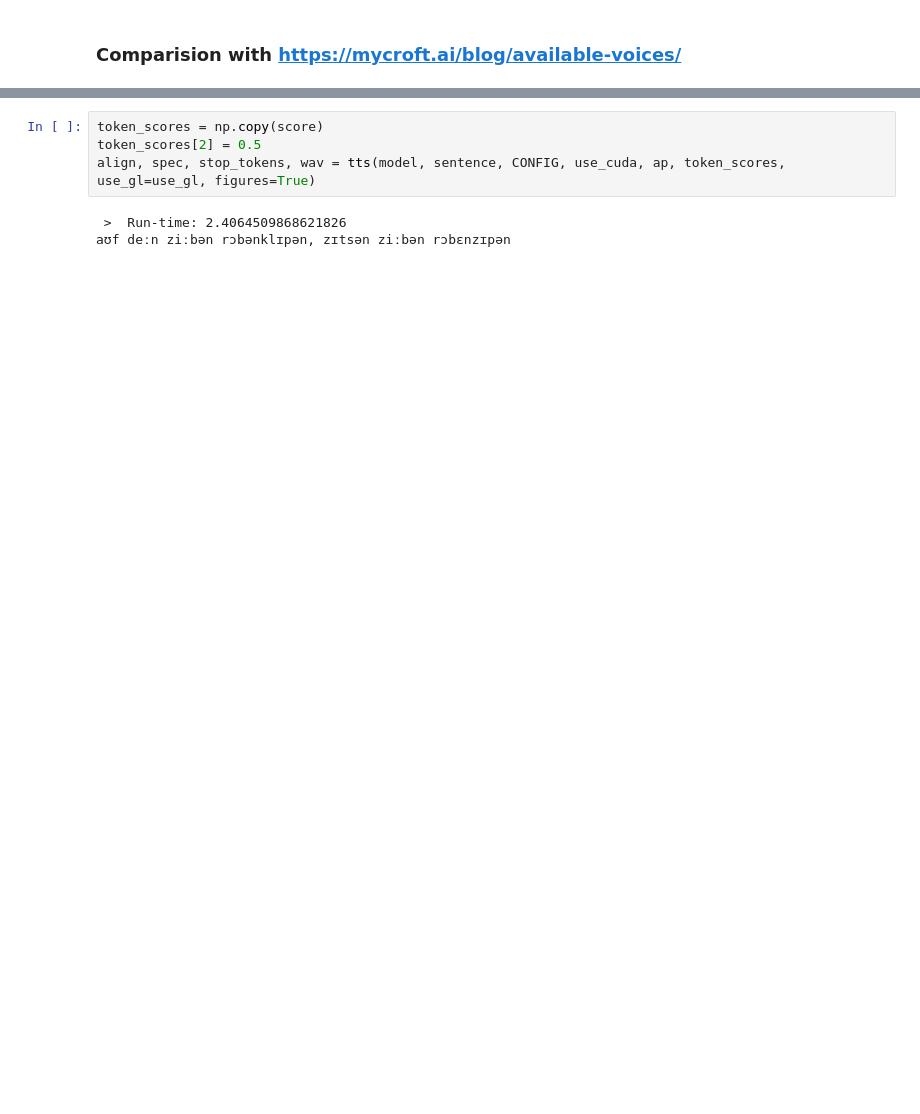
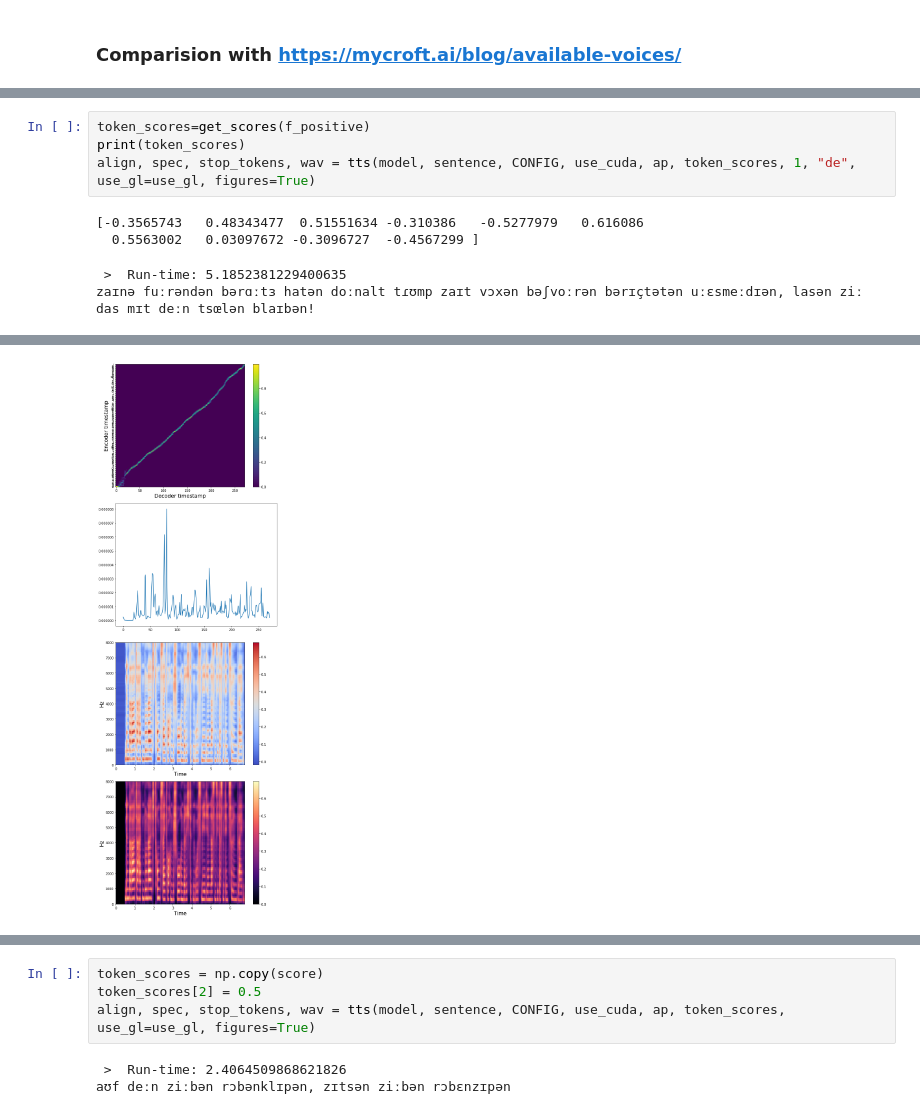
Before and after one commit to twerkmeister/oldtts, a Jupyter notebook: notebooks/GST Playground.ipynb, the cells around one changed output, grey strips where cells are left out. Saved outputs shown, nothing was run; the diff lists cells and outputs as text; blank space fills up the shorter version.

```diff
--- a/notebooks/GST Playground.ipynb
+++ b/notebooks/GST Playground.ipynb
@@ -224,0 +280,9 @@ hɛɾ nɪks, vas kan diː ɛspeːdeː fɔn iːnən dɛn nɔx zoː ʃoːnəs lɛ
+# %%
+token_scores=get_scores(f_positive)
+print(token_scores)
+align, spec, stop_tokens, wav = tts(model, sentence, CONFIG, use_cuda, ap, token_scores, 1, "de", use_gl=use_gl, figures=True)
+# %% [output]
+[-0.3565743   0.48343477  0.51551634 -0.310386   -0.5277979   0.616086
+  0.5563002   0.03097672 -0.3096727  -0.4567299 ]
+ >  Run-time: 5.1852381229400635
+zaɪnə fuːrəndən bərɑːtɜ hatən doːnalt tɾʊmp zaɪt vɔxən bəʃvoːrən bərɪçtətən uːɛsmeːdɪən, lasən ziː das mɪt deːn tsœlən blaɪbən!
@@ -225,3 +290,4 @@ hɛɾ nɪks, vas kan diː ɛspeːdeː fɔn iːnən dɛn nɔx zoː ʃoːnəs lɛ
+[figure, added]
 # %%
 token_scores = np.copy(score)
 token_scores = np.roll(token_scores, 0)
```
Also changed, not shown: parts of 15 cells of this notebook, 11 other files.
